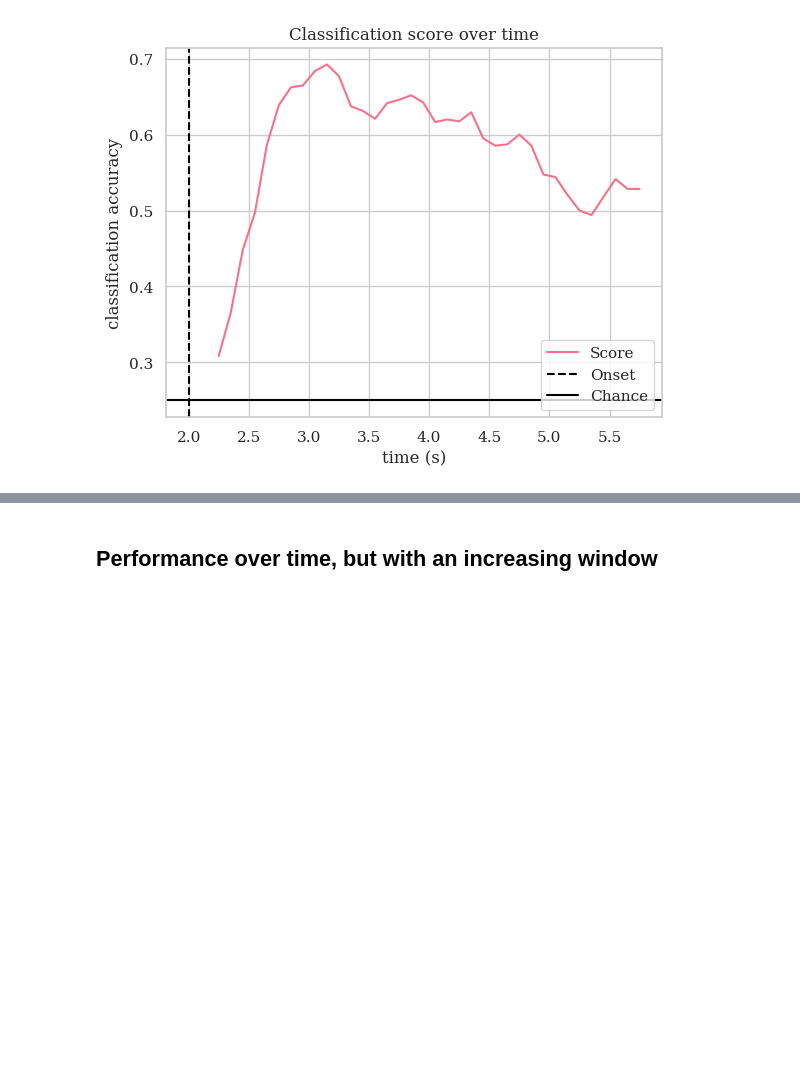
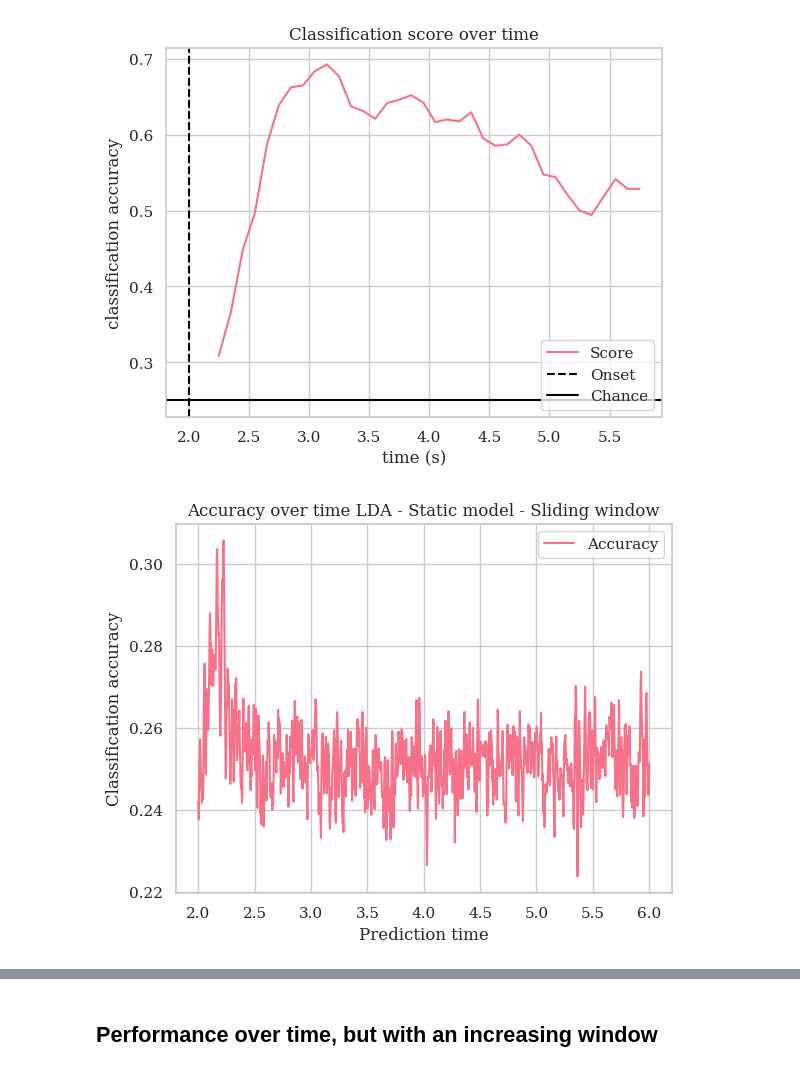
Before and after one commit to MaxXassan/Confidence-based-Early-Classification-for-Motor-Imagery-BCI, a Jupyter notebook: notebooks/eeg_decoding_accuracy.ipynb, the cells around one changed output, grey strips where cells are left out. Drawn from its saved outputs; the diff is of its cells as text; code cells hidden in the pictures; blank space fills up the shorter version.

```diff
--- a/notebooks/eeg_decoding_accuracy.ipynb
+++ b/notebooks/eeg_decoding_accuracy.ipynb
@@ -212,3 +229,13 @@ Reducing data rank from 22 -> 22
 Estimating covariance using EMPIRICAL
 Done.
 [figure]
+# %%
+plt.xlabel("Prediction time")
+plt.ylabel("Classification accuracy")
+plt.plot(epochs.times, scores, label= "Accuracy")
+plt.title('Accuracy over time LDA - Static model - Sliding window')
+plt.legend()
+plt.grid(True)
+plt.show()
+# %% [output]
+[figure, added]
```
Also changed, not shown: parts of 5 cells of this notebook, 4 other files.
